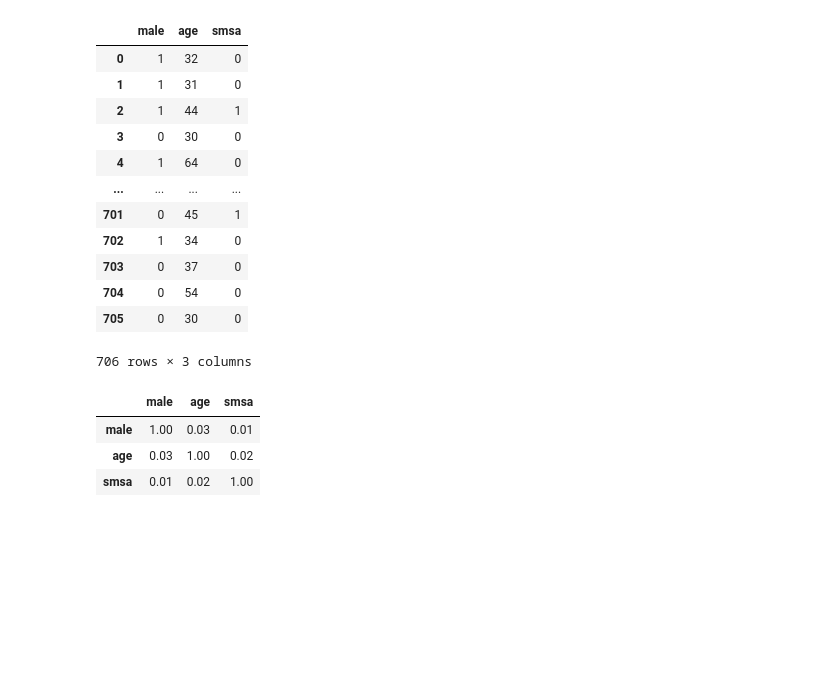
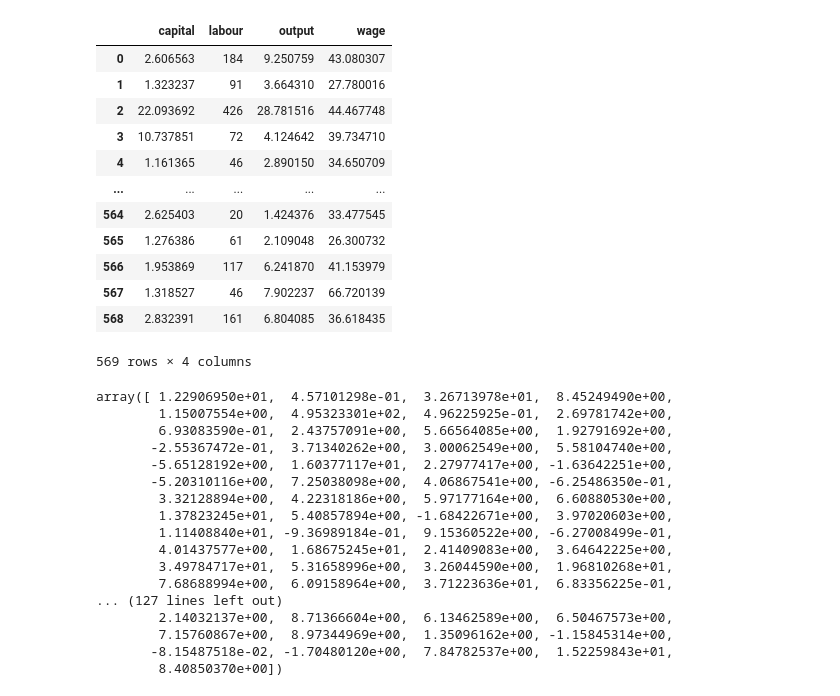
Before and after one commit to Dayana-Arakchaa/arakchaa-dz, a Jupyter notebook: Untitled.ipynb, the cells around one changed output. Drawn from its saved outputs; the diff is of its cells as text; code cells hidden in the pictures; blank space fills up the shorter version.

```diff
--- a/Untitled.ipynb
+++ b/Untitled.ipynb
@@ -208,23 +0,0 @@ plt.show()
-# %%
-df
-# %% [output]
-|  | male | age | smsa |
-| 0 | 1 | 32 | 0 |
-| 1 | 1 | 31 | 0 |
-| 2 | 1 | 44 | 1 |
-| 3 | 0 | 30 | 0 |
-| 4 | 1 | 64 | 0 |
-| ... | ... | ... | ... |
-| 701 | 0 | 45 | 1 |
-| 702 | 1 | 34 | 0 |
-| 703 | 0 | 37 | 0 |
-| 704 | 0 | 54 | 0 |
-| 705 | 0 | 30 | 0 |
-706 rows × 3 columns
-# %%
-df.corr().round(2)
-# %% [output]
-|  | male | age | smsa |
-| male | 1.00 | 0.03 | 0.01 |
-| age | 0.03 | 1.00 | 0.02 |
-| smsa | 0.01 | 0.02 | 1.00 |
@@ -230,0 +6,17 @@ df.corr().round(2)
+# %%
+df = pd.read_csv('https://raw.githubusercontent.com/ryupepa/Econometrica/master/python-notebooks/data-csv/Labour.csv')
+df
+# %% [output]
+|  | capital | labour | output | wage |
+| 0 | 2.606563 | 184 | 9.250759 | 43.080307 |
+| 1 | 1.323237 | 91 | 3.664310 | 27.780016 |
+| 2 | 22.093692 | 426 | 28.781516 | 44.467748 |
+| 3 | 10.737851 | 72 | 4.124642 | 39.734710 |
+| 4 | 1.161365 | 46 | 2.890150 | 34.650709 |
+| ... | ... | ... | ... | ... |
+| 564 | 2.625403 | 20 | 1.424376 | 33.477545 |
+| 565 | 1.276386 | 61 | 2.109048 | 26.300732 |
+| 566 | 1.953869 | 117 | 6.241870 | 41.153979 |
+| 567 | 1.318527 | 46 | 7.902237 | 66.720139 |
+| 568 | 2.832391 | 161 | 6.804085 | 36.618435 |
+569 rows × 4 columns
@@ -230,0 +26,20 @@ df.corr().round(2)
+# %%
+hat_y
+# %% [output]
+array([ 1.22906950e+01,  4.57101298e-01,  3.26713978e+01,  8.45249490e+00,
+        1.15007554e+00,  4.95323301e+02,  4.96225925e-01,  2.69781742e+00,
+        6.93083590e-01,  2.43757091e+00,  5.66564085e+00,  1.92791692e+00,
+       -2.55367472e-01,  3.71340262e+00,  3.00062549e+00,  5.58104740e+00,
+       -5.65128192e+00,  1.60377117e+01,  2.27977417e+00, -1.63642251e+00,
+       -5.20310116e+00,  7.25038098e+00,  4.06867541e+00, -6.25486350e-01,
+        3.32128894e+00,  4.22318186e+00,  5.97177164e+00,  6.60880530e+00,
+        1.37823245e+01,  5.40857894e+00, -1.68422671e+00,  3.97020603e+00,
+        1.11408840e+01, -9.36989184e-01,  9.15360522e+00, -6.27008499e-01,
+        4.01437577e+00,  1.68675245e+01,  2.41409083e+00,  3.64642225e+00,
+        3.49784717e+01,  5.31658996e+00,  3.26044590e+00,  1.96810268e+01,
+        7.68688994e+00,  6.09158964e+00,  3.71223636e+01,  6.83356225e-01,
+... (127 lines left out)
+        2.14032137e+00,  8.71366604e+00,  6.13462589e+00,  6.50467573e+00,
+        7.15760867e+00,  8.97344969e+00,  1.35096162e+00, -1.15845314e+00,
+       -8.15487518e-02, -1.70480120e+00,  7.84782537e+00,  1.52259843e+01,
+        8.40850370e+00])
```
Also changed, not shown: parts of 42 cells of this notebook.
